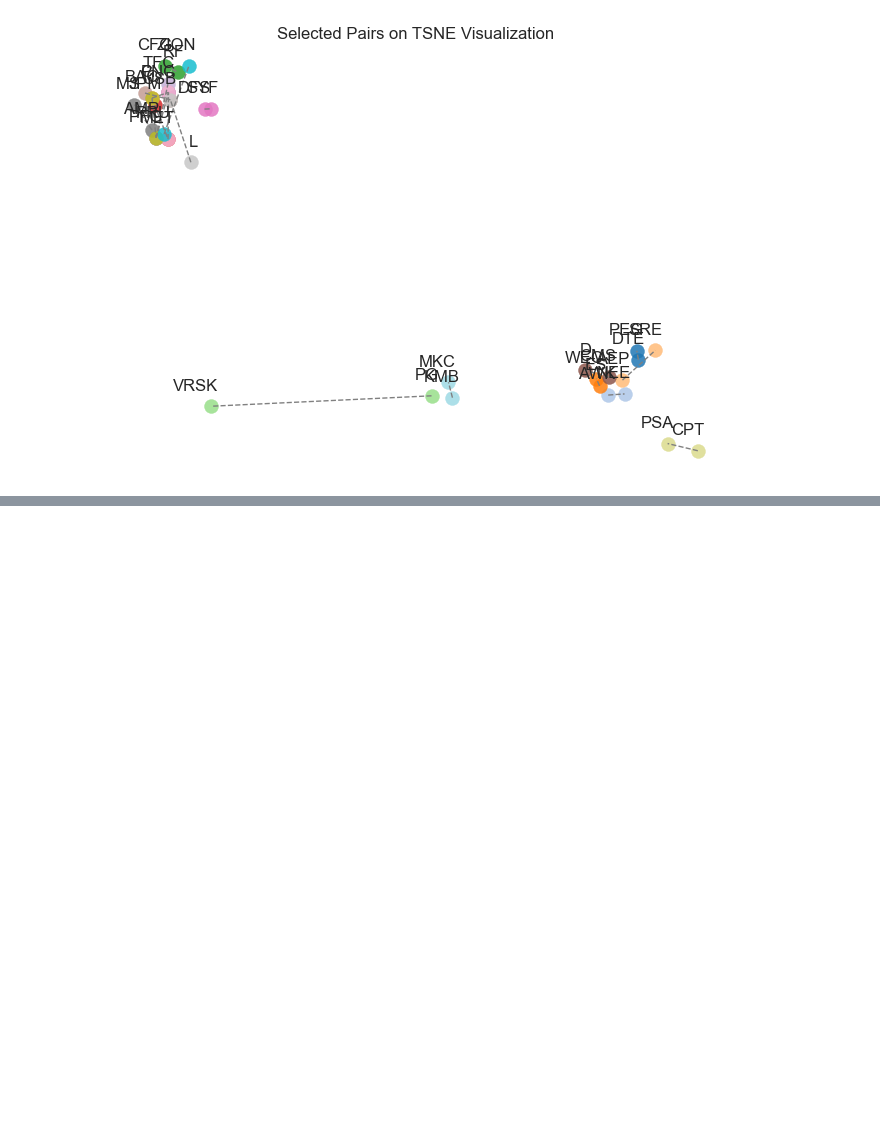
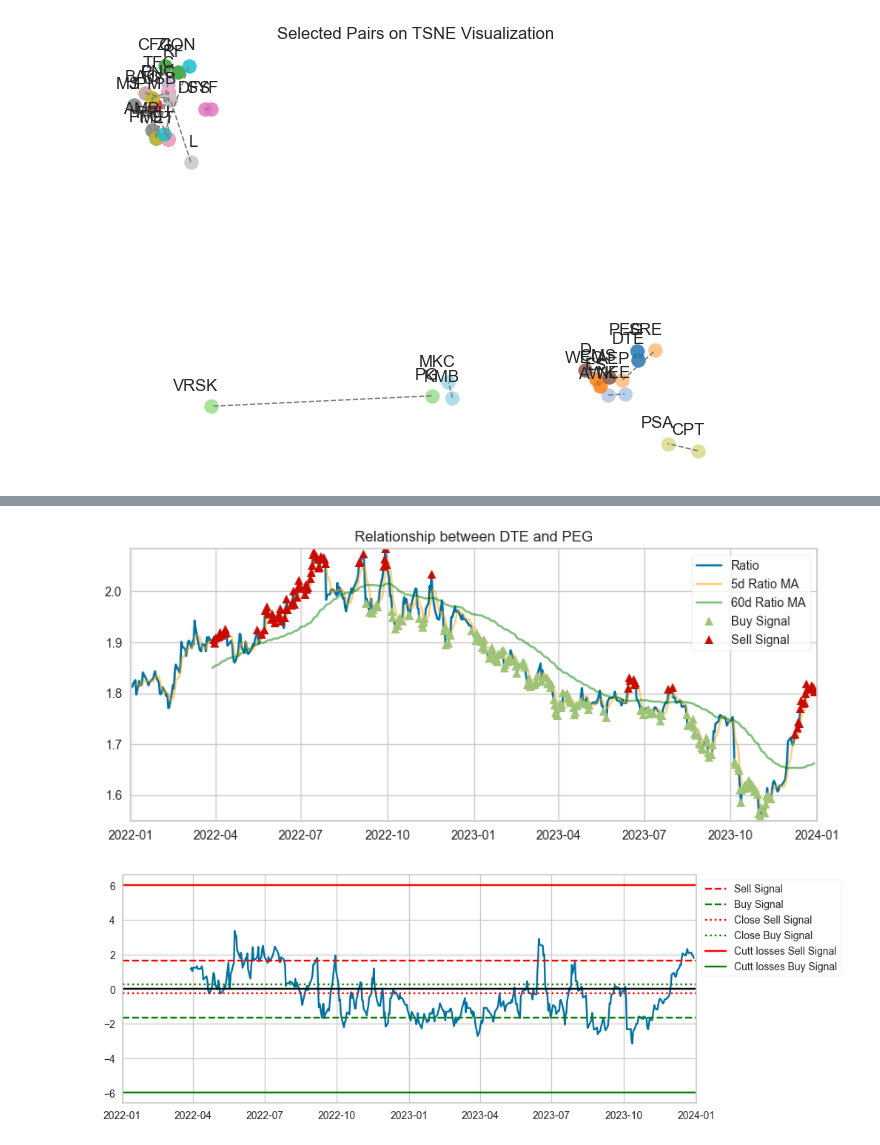
Before and after one commit to dasoaujisi/FDS-Project, a Jupyter notebook: _short_version.ipynb, the cells around one changed output, grey strips where cells are left out. Cells and saved outputs as stored; diff of their text form; code cells hidden in the pictures; blank space fills up the shorter version.

```diff
--- a/_short_version.ipynb
+++ b/_short_version.ipynb
@@ -504,0 +529,9 @@ plt.show()
+# %%
+# Maximum numbers of active trades within one pair
+quantity_limit = 50
+
+# Maximum numbers of trading days that a pair can be hold
+time_limit = 126
+
+# Z-Score, where the trades are stopped in order to cut losses
+z_limit = 6
@@ -504,0 +555,9 @@ plt.show()
+# %%
+
+unique_pair = []
+for pair in selected_pairs:
+    if pair[0] not in unique_pair:
+        unique_pair.append(pair[0])
+    if pair[1] not in unique_pair:
+        unique_pair.append(pair[1])
+stock_df_top_pairs = pd.DataFrame(yfinance.download(unique_pair, start="2022-01-02",end="2023-12-31")["Adj Close"])
@@ -504,0 +571,59 @@ plt.show()
+# %%
+for pair in selected_pairs:
+
+    stock_1 = stock_df_top_pairs[pair[0]]
+    stock_2 = stock_df_top_pairs[pair[1]]
+
+    # Define ratio of the pair
+    ratio = stock_1 / stock_2
+
+    # Determine rolling averages of 5 and 60 days
+    ratio_mavg_5 = ratio.rolling(window= 5, center=False).mean()
+    ratio_mavg_60 = ratio.rolling(window= 60, center=False).mean()
+
+    # Determine Z-score
+    ratio_z = ratio.rolling(window= time_for_x, center=False).mean()
+    ratio_mavg_z = ratio.rolling(window= time_for_average, center=False).mean()
+    std_z = ratio.rolling(window=time_for_average, center=False).std()
+    zscore = (ratio_z - ratio_mavg_z)/std_z
+
+    # Create signals, where stock_1 is bought and sold (and stock_2 vice versa)
+    buy = ratio.copy()
+    sell = ratio.copy()
+    buy[:time_for_average]= np.nan
+    sell[:time_for_average]= np.nan
+    buy[zscore>-1] = np.nan
+    sell[zscore<1] = np.nan
+
+
+    # Plot ratio with signals
+    plt.figure(figsize=(10, 4))
+    plt.plot(ratio,  label="Ratio")
+    plt.plot(ratio_mavg_5, c = 'orange', alpha = 0.5,  label="5d Ratio MA")
+    plt.plot(ratio_mavg_60, c = 'green', alpha = 0.5,  label="60d Ratio MA")
+    plt.plot(buy, color='g', linestyle='None', marker='^',  label="Buy Signal")
+    plt.plot(sell, color='r', linestyle='None', marker='^',  label="Sell Signal")
+    x1, x2, y1, y2 = plt.axis()
+    plt.axis((x1, x2, ratio.min(), ratio.max()))
+    plt.legend(frameon=True, facecolor='white')
+    plt.title(f'Relationship between {pair[0]} and {pair[1]}')
+    plt.xlim(datetime(2022,1,1),datetime(2024,1,1))
+    plt.show()
+
+    # Plot Z-Score with relevant frontiers
+    plt.figure(figsize=(10, 4))
+    plt.plot(zscore)
+    plt.axhline(0, color='black')
+    plt.axhline(start_z, color='red', linestyle='--', label = "Sell Signal")
+    plt.axhline(-start_z, color='green', linestyle='--', label= "Buy Signal")
+    plt.axhline(end_z, color='red', linestyle='dotted', label="Close Sell Signal")
+    plt.axhline(-end_z, color='green', linestyle='dotted', label="Close Buy Signal")
+    plt.axhline(z_limit, color='red', linestyle='solid', label= "Cutt losses Sell Signal")
+    plt.axhline(-z_limit, color='green', linestyle='solid', label= "Cutt losses Buy Signal")
+    plt.xlim(datetime(2022,1,1),datetime(2024,1,1))
+    plt.legend(frameon=True, facecolor='white',loc='upper left', bbox_to_anchor=(1, 1))
+    plt.show()
+    break
+# %% [output]
+[figure, added]
+[figure, added]
```
Also changed, not shown: parts of 18 cells of this notebook, 34 other files.
